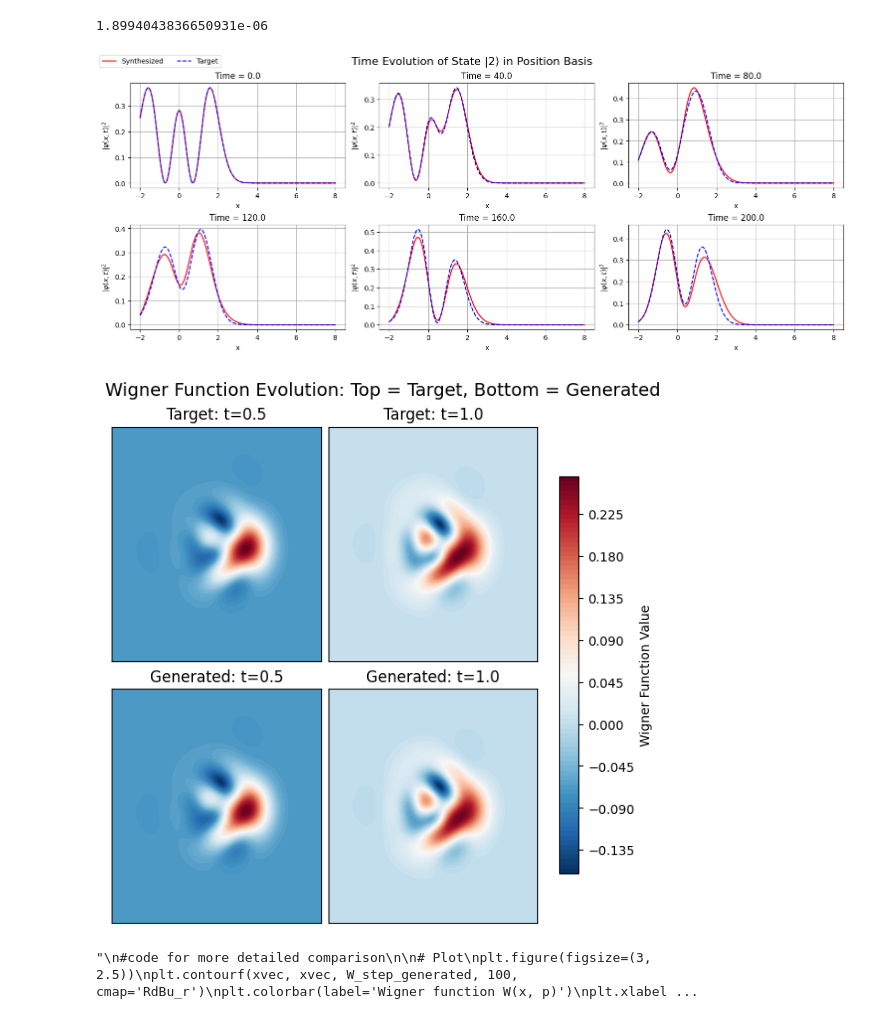
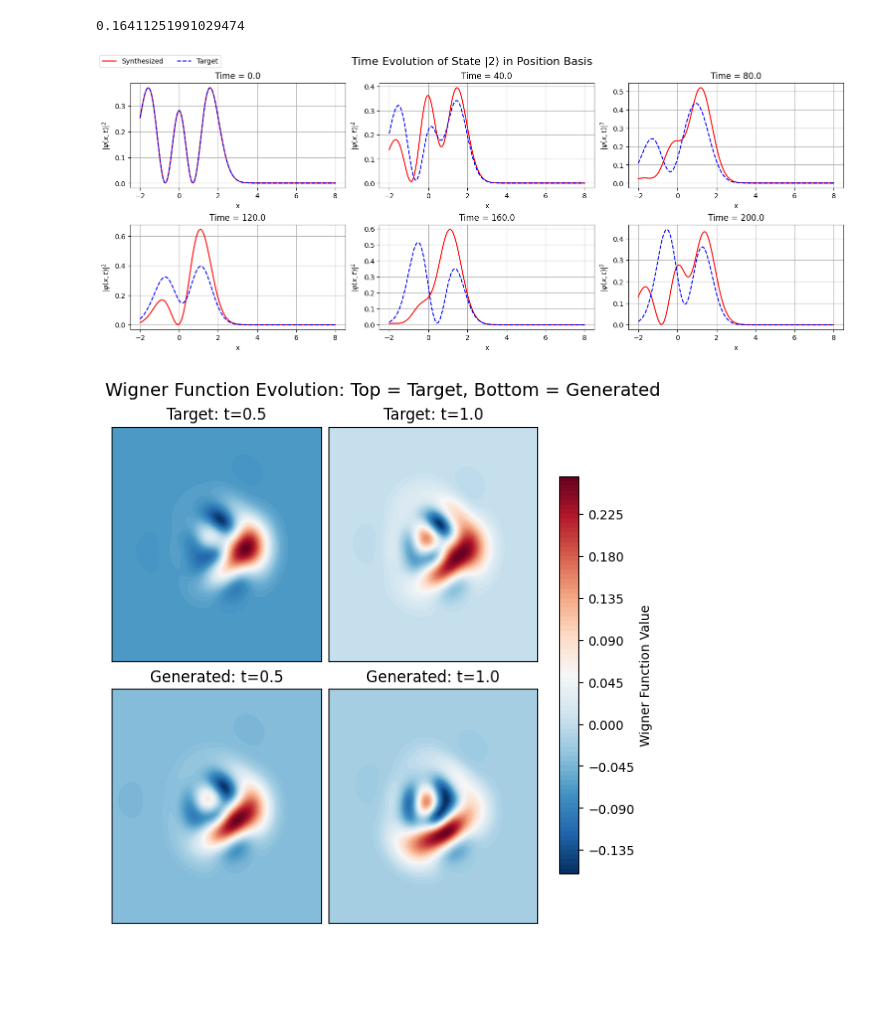
Before and after one commit to alexaymehra/hybrid-quantum-simulation, a Jupyter notebook: MorseOptimizedParameters.ipynb, the cells around one changed output. Cells and saved outputs as stored; diff of their text form; code cells hidden in the pictures; blank space fills up the shorter version.

Commit message:
Cleaned File and Imrpoved Infidelity vs Depth Chart

```diff
--- a/MorseOptimizedParameters.ipynb
+++ b/MorseOptimizedParameters.ipynb
@@ -165,7 +164,7 @@ plt.show()
 # %%
 # Optimize
 
-d = 12                                           # number of gate layers
+d = 1                                           # number of gate layers
 num_params = d * 4                              # [Re(α), Im(α), θ, φ] per gate
 
 # Provides small initial guess near 0
@@ -241,7 +240,7 @@ Morse Parameters Used:
 infid = fidelity_loss(optimal_params, d, morse_to_optimize)
 print(infid)
 # %% [output]
-1.8994043836650931e-06
+0.16411251991029474
 # %%
 #Build the Unitary Generated
 morse_generated = gate_seq(optimal_params, d)
@@ -331,7 +330,7 @@ fig.legend(handles, labels, loc='upper left', ncol=2, fontsize='medium')
 plt.suptitle(f'Time Evolution of State |{init_state_index}⟩ in Position Basis', fontsize=16)
 plt.show()
 # %% [output]
-[figure, old version]
+[figure, new version]
 # %%
 # See how wigner function evolves over time
 
@@ -393,86 +392,31 @@ for i in range(steps):
         step_state_generated = step_generated_unitary @ step_state_generated
         step_state_target = step_target_unitary @ step_state_target
 
     # Convert to Qobj
     step_qobj_generated = Qobj(step_state_generated, dims=[n_var, [1]])
     step_qobj_target = Qobj(step_state_target, dims=[n_var, [1]])
 
     # Compute Wigner functions
     W_gen = wigner(step_qobj_generated, xvec, xvec)
     W_tar = wigner(step_qobj_target, xvec, xvec)
 
     # Top row: target
     ax_tar = axes[0, i]
     im1 = ax_tar.contourf(xvec, xvec, W_tar, 100, cmap='RdBu_r')
     ax_tar.set_title(f'Target: t={round((i+1)*time_step, 2)}')
     ax_tar.set_xticks([])
     ax_tar.set_yticks([])
 
     # Bottom row: generated
     ax_gen = axes[1, i]
     im2 = ax_gen.contourf(xvec, xvec, W_gen, 100, cmap='RdBu_r')
     ax_gen.set_title(f'Generated: t={round((i+1)*time_step, 2)}')
     ax_gen.set_xticks([])
     ax_gen.set_yticks([])
 
 # Add single shared colorbar using a separate figure method
 fig.colorbar(im1, ax=axes, location='right', shrink=0.8, label='Wigner Function Value')
 
 plt.show()
-
-"""
-#code for more detailed comparison
-
-# Plot
-plt.figure(figsize=(3, 2.5))
-plt.contourf(xvec, xvec, W_step_generated, 100, cmap='RdBu_r')
-plt.colorbar(label='Wigner function W(x, p)')
-plt.xlabel('x')
-plt.ylabel('p')
-plt.title(f'Evolved State (Generated, time {time_step} )')
-plt.tight_layout()
-plt.show()
-
-# Plot
-plt.figure(figsize=(3, 2.5))
-plt.contourf(xvec, xvec, W_step_target, 100, cmap='RdBu_r')
-plt.colorbar(label='Wigner function W(x, p)')
-plt.xlabel('x')
-plt.ylabel('p')
-plt.title(f'Evolved State (Target, time {time_step})')
-plt.tight_layout()
-plt.show()
-
-for i in range(steps - 1):
-    step_state_generated = step_generated_unitary @ step_state_generated
-    step_state_target = step_target_unitary @ step_state_target
-
-    step_qobj_generated = Qobj(step_state_generated, dims=[n_var, [1]])
-    step_qobj_target = Qobj(step_state_target, dims=[n_var, [1]])
-
-    W_step_generated = wigner(step_qobj_generated, xvec, xvec)
-    W_step_target = wigner(step_qobj_target, xvec, xvec)
-
-    # Plot
-    plt.figure(figsize=(3, 2.5))
-    plt.contourf(xvec, xvec, W_step_generated, 100, cmap='RdBu_r')
-    plt.colorbar(label='Wigner function W(x, p)')
-    plt.xlabel('x')
-    plt.ylabel('p')
-    plt.title(f'Evolved State (Generated, time {time_step * i + 2 * time_step})')
-    plt.tight_layout()
-    plt.show()
-
-    # Plot
-    plt.figure(figsize=(3, 2.5))
-    plt.contourf(xvec, xvec, W_step_target, 100, cmap='RdBu_r')
-    plt.colorbar(label='Wigner function W(x, p)')
-    plt.xlabel('x')
-    plt.ylabel('p')
-    plt.title(f'Evolved State (Target, time {time_step * i + 2 * time_step})')
-    plt.tight_layout()
-    plt.show()
-"""
 # %% [output]
-[figure, old version]
+[figure, new version]
-"\n#code for more detailed comparison\n\n# Plot\nplt.figure(figsize=(3, 2.5))\nplt.contourf(xvec, xvec, W_step_generated, 100, cmap='RdBu_r')\nplt.colorbar(label='Wigner function W(x, p)')\nplt.xlabel ...
```
Also changed, not shown: parts of 4 cells of this notebook.
